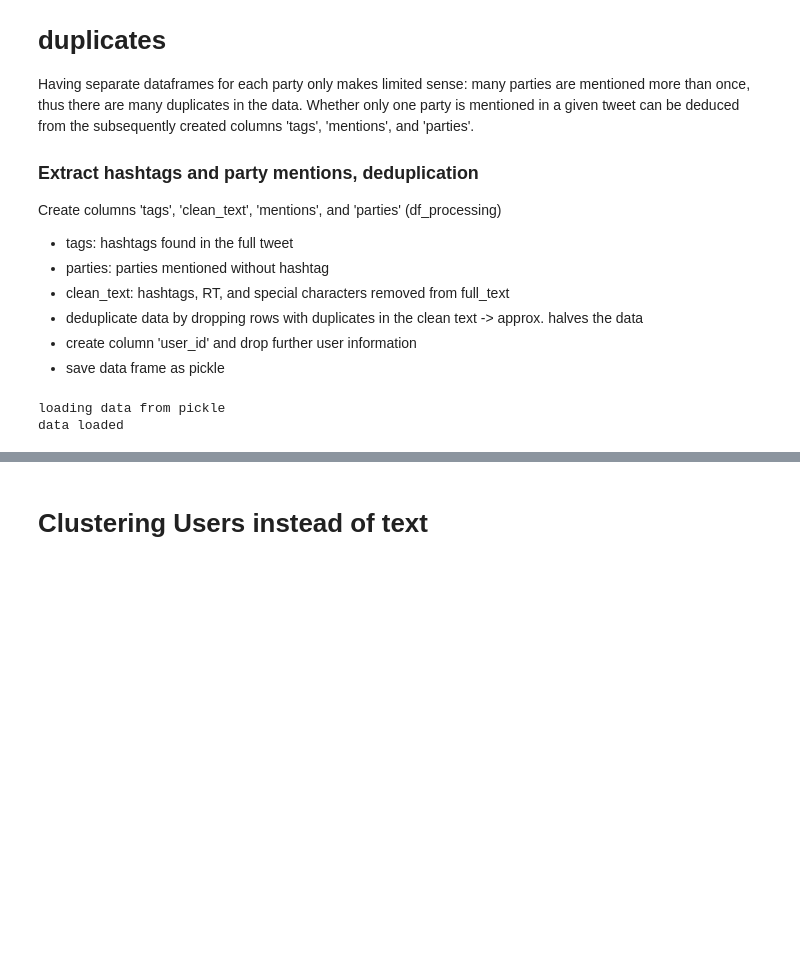
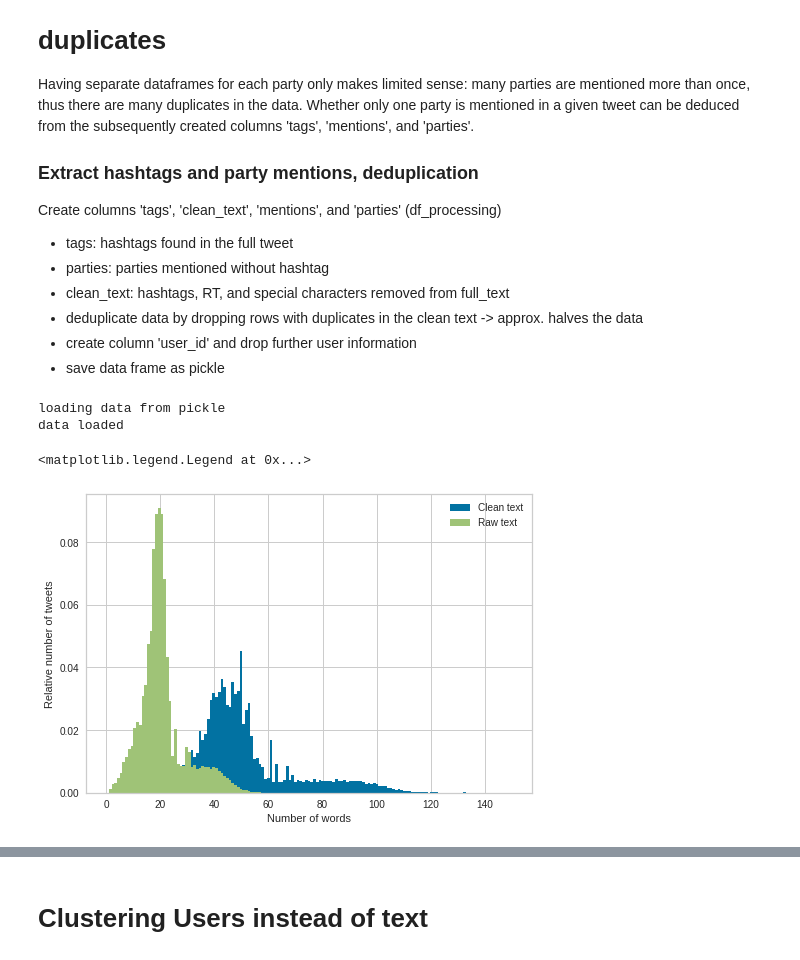
Before and after one commit to FranziSchmitt/Twitter_sentimentanalysis, a Jupyter notebook: Scripts/User_processing.ipynb, the cells around one changed output, grey strips where cells are left out. Drawn from its saved outputs; the diff is of its cells as text; code cells hidden in the pictures; blank space fills up the shorter version.

```diff
--- a/Scripts/User_processing.ipynb
+++ b/Scripts/User_processing.ipynb
@@ -121,3 +118,12 @@ else:
 # %% [output]
 loading data from pickle
 data loaded
+# %%
+user_data.clean_text.map(lambda x: len(x.split(' '))).hist(density=True, bins=np.linspace(0, 150, 150), label='Clean text')
+user_data.full_text.map(lambda x: len(x.split(' '))).hist(density=True, bins=np.linspace(0, 150, 150), label='Raw text')
+plt.xlabel('Number of words')
+plt.ylabel('Relative number of tweets')
+plt.legend()
+# %% [output]
+<matplotlib.legend.Legend at 0x...>
+[figure, added]
```
Also changed, not shown: parts of 2 cells of this notebook, 1 other file.
